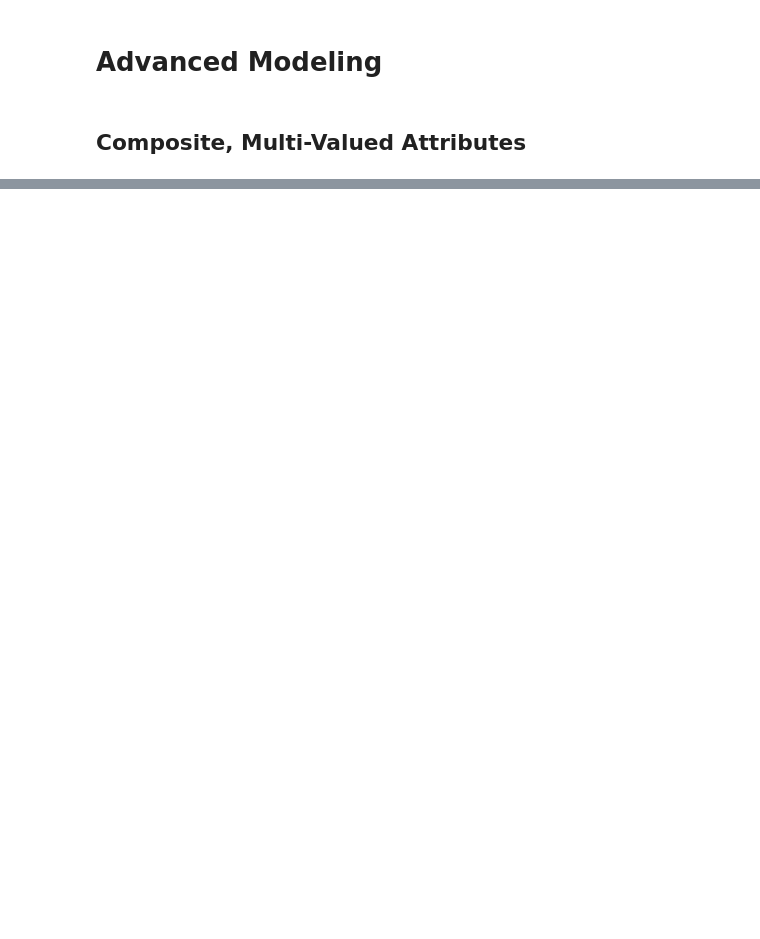
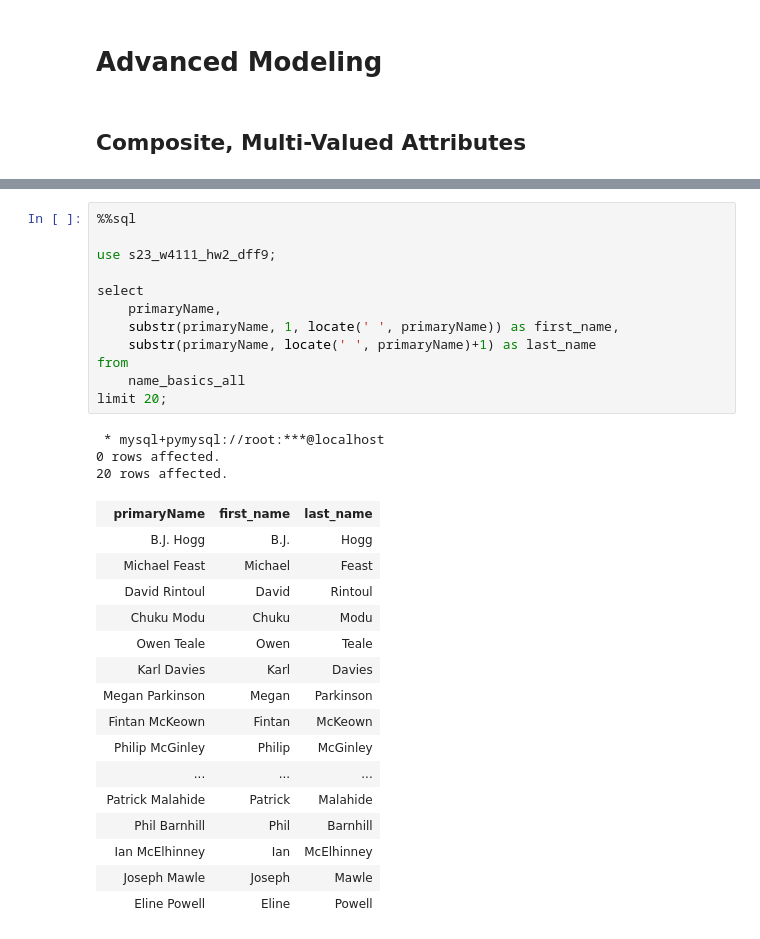
Before and after one commit to YueWang417/Intro_to_Databases_S23, a Jupyter notebook: Lectures/06_s_2023_w4111_lecture/06_s_2023_lecture_examples.ipynb, the cells around one changed output, grey strips where cells are left out. Drawn from its saved outputs; the diff is of its cells as text; blank space fills up the shorter version.

```diff
--- a/Lectures/06_s_2023_w4111_lecture/06_s_2023_lecture_examples.ipynb
+++ b/Lectures/06_s_2023_w4111_lecture/06_s_2023_lecture_examples.ipynb
@@ -1136,0 +811,32 @@ select * from two
+# %%
+%%sql
+
+use s23_w4111_hw2_dff9;
+
+select
+    primaryName,
+    substr(primaryName, 1, locate(' ', primaryName)) as first_name,
+    substr(primaryName, locate(' ', primaryName)+1) as last_name
+from
+    name_basics_all
+limit 20;
+# %% [output]
+ * mysql+pymysql://root:***@localhost
+0 rows affected.
+20 rows affected.
+| primaryName | first_name | last_name |
+| B.J. Hogg | B.J. | Hogg |
+| Michael Feast | Michael | Feast |
+| David Rintoul | David | Rintoul |
+| Chuku Modu | Chuku | Modu |
+| Owen Teale | Owen | Teale |
+| Karl Davies | Karl | Davies |
+| Megan Parkinson | Megan | Parkinson |
+| Fintan McKeown | Fintan | McKeown |
+| Philip McGinley | Philip | McGinley |
+| ... | ... | ... |
+| Patrick Malahide | Patrick | Malahide |
+| Phil Barnhill | Phil | Barnhill |
+| Ian McElhinney | Ian | McElhinney |
+| Joseph Mawle | Joseph | Mawle |
+| Eline Powell | Eline | Powell |
```
Also changed, not shown: parts of 61 cells of this notebook, 3 other files.
